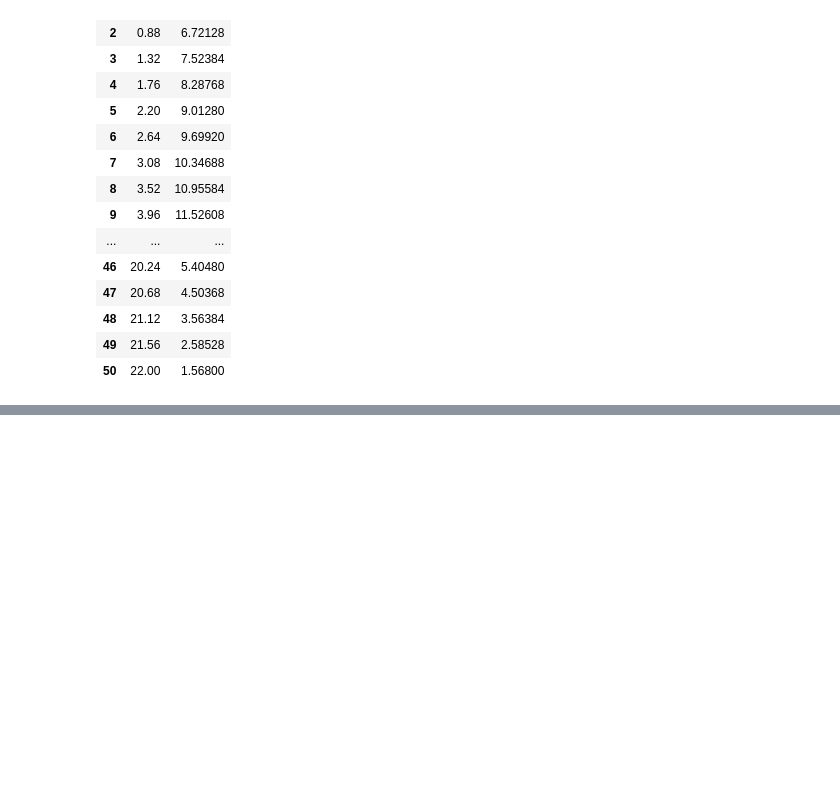
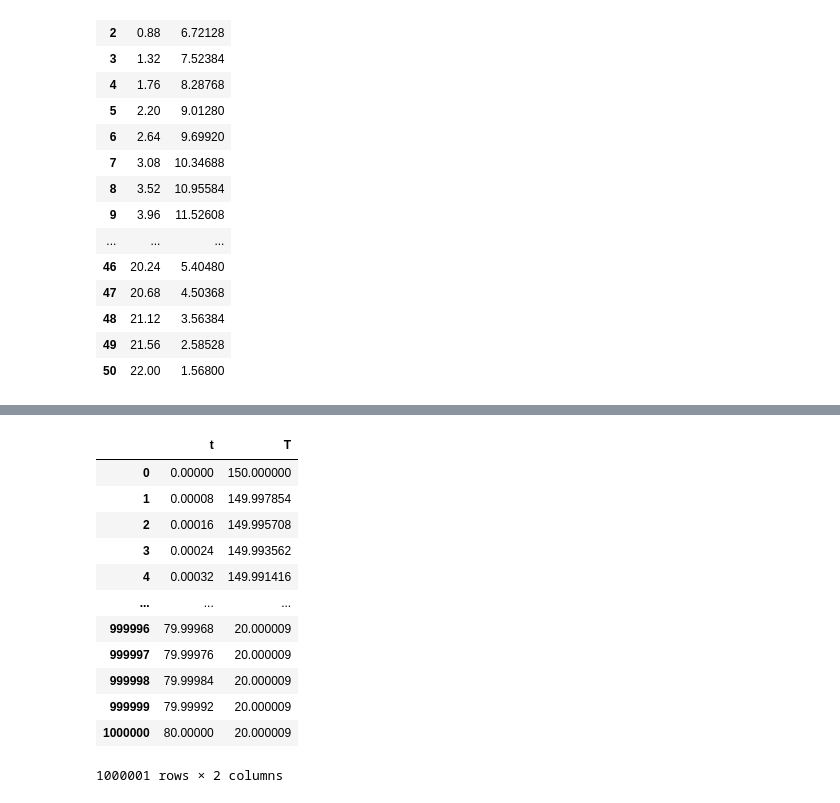
Before and after one commit to caramirezs/MetNum_202260, a Jupyter notebook: 4.1_Metodo_Euler.ipynb, the cells around one changed output, grey strips where cells are left out. Drawn from its saved outputs; the diff is of its cells as text; code cells hidden in the pictures; blank space fills up the shorter version.

```diff
--- a/4.1_Metodo_Euler.ipynb
+++ b/4.1_Metodo_Euler.ipynb
@@ -62,0 +77,17 @@ df
+# %%
+df= pd.DataFrame(zip(t,T),columns=["t","T"])
+df
+# %% [output]
+|  | t | T |
+| 0 | 0.00000 | 150.000000 |
+| 1 | 0.00008 | 149.997854 |
+| 2 | 0.00016 | 149.995708 |
+| 3 | 0.00024 | 149.993562 |
+| 4 | 0.00032 | 149.991416 |
+| ... | ... | ... |
+| 999996 | 79.99968 | 20.000009 |
+| 999997 | 79.99976 | 20.000009 |
+| 999998 | 79.99984 | 20.000009 |
+| 999999 | 79.99992 | 20.000009 |
+| 1000000 | 80.00000 | 20.000009 |
+1000001 rows × 2 columns
```
Also changed, not shown: parts of 2 cells of this notebook.
